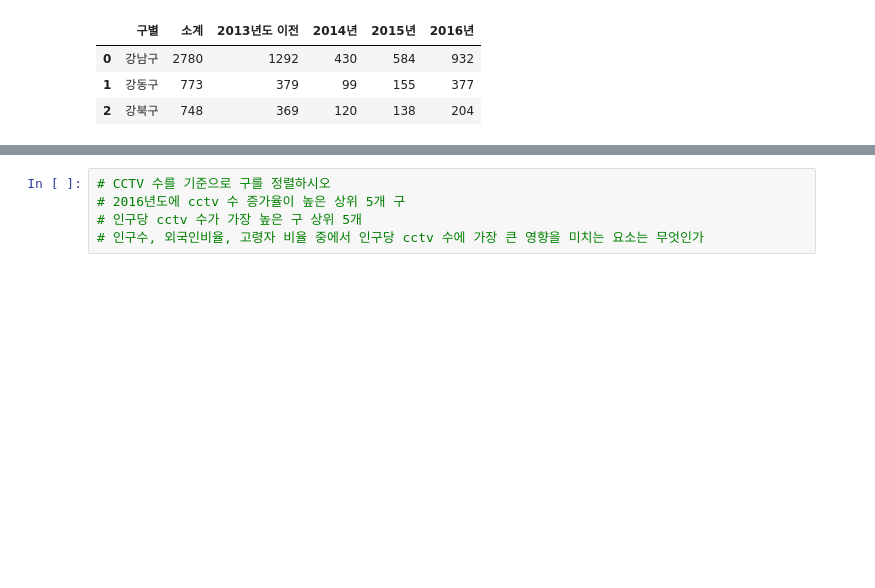
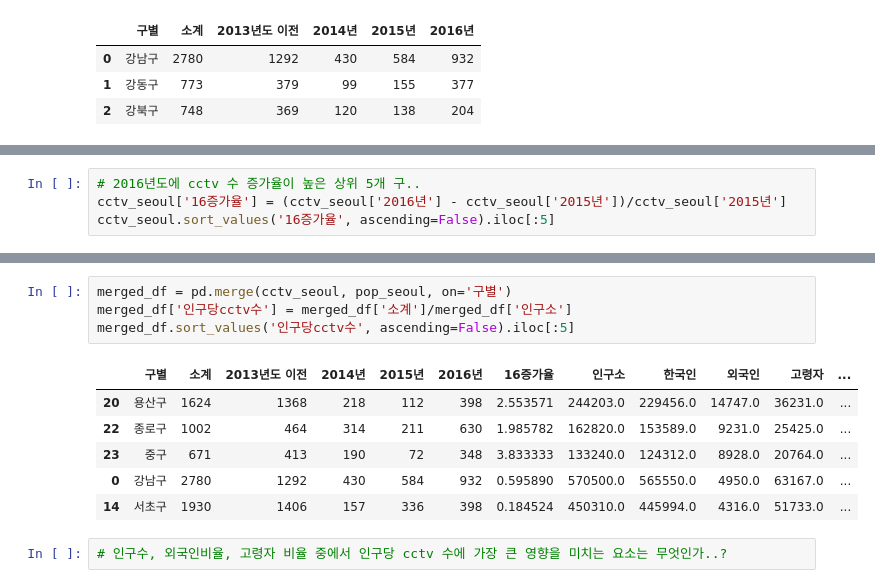
Before and after one commit to doyeon0139/JupyterNotebook, a Jupyter notebook: pandas/서울시 구별 CCTV 현황 분석.ipynb, the cells around one changed output, grey strips where cells are left out. Cells and saved outputs as stored; diff of their text form; blank space fills up the shorter version.

```diff
--- a/pandas/서울시 구별 CCTV 현황 분석.ipynb
+++ b/pandas/서울시 구별 CCTV 현황 분석.ipynb
@@ -66,0 +108,4 @@ cctv_seoul.head(3)
+# %%
+# 2016년도에 cctv 수 증가율이 높은 상위 5개 구..
+cctv_seoul['16증가율'] = (cctv_seoul['2016년'] - cctv_seoul['2015년'])/cctv_seoul['2015년']
+cctv_seoul.sort_values('16증가율', ascending=False).iloc[:5]
@@ -67,5 +132,13 @@ cctv_seoul.head(3)
+# %%
+merged_df = pd.merge(cctv_seoul, pop_seoul, on='구별')
+merged_df['인구당cctv수'] = merged_df['소계']/merged_df['인구소']
+merged_df.sort_values('인구당cctv수', ascending=False).iloc[:5]
+# %% [output]
+|  | 구별 | 소계 | 2013년도 이전 | 2014년 | 2015년 | 2016년 | 16증가율 | 인구소 | 한국인 | 외국인 | 고령자 | ... |
+| 20 | 용산구 | 1624 | 1368 | 218 | 112 | 398 | 2.553571 | 244203.0 | 229456.0 | 14747.0 | 36231.0 | ... |
+| 22 | 종로구 | 1002 | 464 | 314 | 211 | 630 | 1.985782 | 162820.0 | 153589.0 | 9231.0 | 25425.0 | ... |
+| 23 | 중구 | 671 | 413 | 190 | 72 | 348 | 3.833333 | 133240.0 | 124312.0 | 8928.0 | 20764.0 | ... |
+| 0 | 강남구 | 2780 | 1292 | 430 | 584 | 932 | 0.595890 | 570500.0 | 565550.0 | 4950.0 | 63167.0 | ... |
+| 14 | 서초구 | 1930 | 1406 | 157 | 336 | 398 | 0.184524 | 450310.0 | 445994.0 | 4316.0 | 51733.0 | ... |
 # %%
-# CCTV 수를 기준으로 구를 정렬하시오
-# 2016년도에 cctv 수 증가율이 높은 상위 5개 구
-# 인구당 cctv 수가 가장 높은 구 상위 5개
-# 인구수, 외국인비율, 고령자 비율 중에서 인구당 cctv 수에 가장 큰 영향을 미치는 요소는 무엇인가
+# 인구수, 외국인비율, 고령자 비율 중에서 인구당 cctv 수에 가장 큰 영향을 미치는 요소는 무엇인가..?
```
Also changed, not shown: parts of 13 cells of this notebook, 1 other file.
